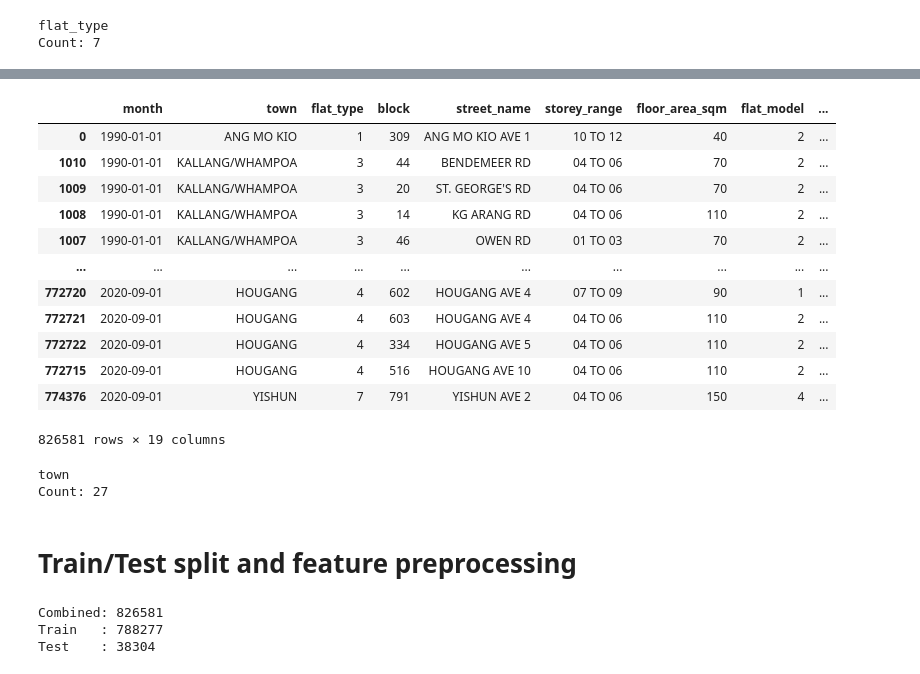
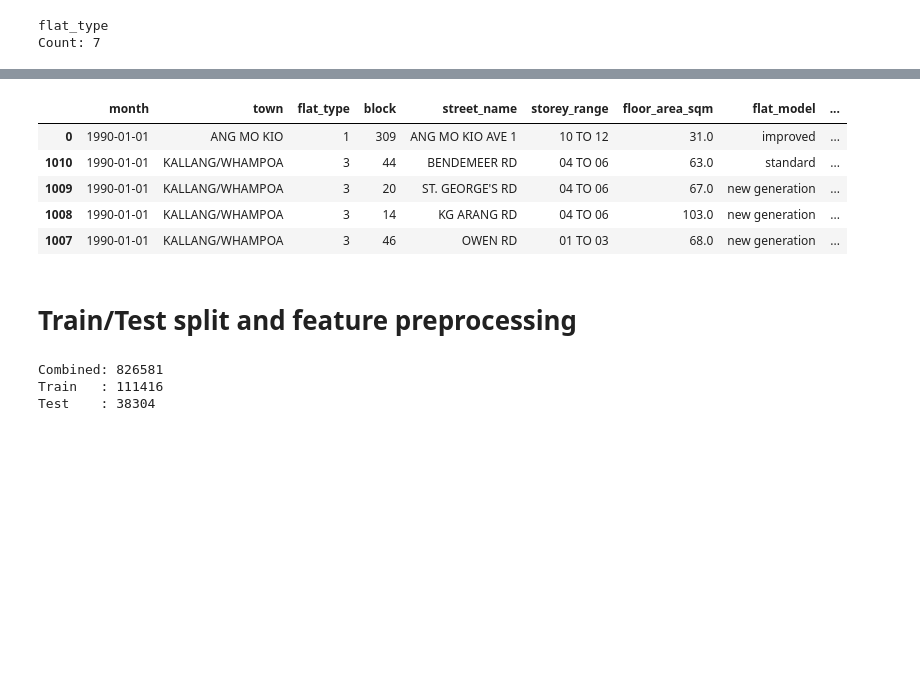
Before and after one commit to featherineaugustus/HDB-EDA, a Jupyter notebook: main.ipynb, the cells around one changed output, grey strips where cells are left out. Cells and saved outputs as stored; diff of their text form; code cells hidden in the pictures; blank space fills up the shorter version.

```diff
--- a/main.ipynb
+++ b/main.ipynb
@@ -74,7 +72,7 @@ def round_to_multiple(x, m=5):
 # %%
 # Preprocess floor_area_sqm
 # - Round price to nearest 10
-df_combined['floor_area_sqm'] = df_combined['floor_area_sqm'].apply(lambda x: round_to_multiple(x, 10))
+# df_combined['floor_area_sqm'] = df_combined['floor_area_sqm'].apply(lambda x: round_to_multiple(x, 10))
 
 print('Count:', len(set(df_combined['floor_area_sqm'])))
 # pprint(Counter(df_combined['floor_area_sqm']))
@@ -84,7 +82,7 @@ Count: 28
 # Preprocess resale_price
 # - Round price to nearest 50k
 df_combined['resale_price_normalized'] = df_combined['resale_price'].apply(lambda x: int(round_to_multiple(x, 50000) / 1000))
-df_combined['resale_price'] = df_combined['resale_price'].apply(lambda x: x/1000)
+df_combined['resale_price'] = df_combined['resale_price'].apply(lambda x: x/100000)
 print('Count:', len(set(df_combined['resale_price_normalized'])))
 # pprint(Counter(df_combined['resale_price_normalized']))
 # %% [output]
@@ -98,21 +96,21 @@ def preprocess_flat_model(x):
     else:
         return x
 
-def group_flat_model(x):
-    if x in ['2-room', 'type s1', 'type s2', 'simplified']:
-        return 1
-    elif x in ['model a', 'standard', 'improved', 'apartment', 'new generation']:
-        return 2
-    elif x in ['dbss', 'premium apartment', 'model a2', 'adjoined flat']:
-        return 3
-    elif x in ['terrace', 'maisonette', 'multi generation']:
-        return 4
-    elif x in ['premium apartment loft']:
-        return 5
-    return x
+# def group_flat_model(x):
+#     if x in ['2-room', 'type s1', 'type s2', 'simplified']:
+#         return 1
+#     elif x in ['model a', 'standard', 'improved', 'apartment', 'new generation']:
+#         return 2
+#     elif x in ['dbss', 'premium apartment', 'model a2', 'adjoined flat']:
+#         return 3
+#     elif x in ['terrace', 'maisonette', 'multi generation']:
+#         return 4
+#     elif x in ['premium apartment loft']:
+#         return 5
+#     return x
 
 df_combined['flat_model'] = df_combined['flat_model'].apply(lambda x: preprocess_flat_model(x))
-df_combined['flat_model'] = df_combined['flat_model'].apply(lambda x: group_flat_model(x))
+# df_combined['flat_model'] = df_combined['flat_model'].apply(lambda x: group_flat_model(x))
 
 print('Count:', len(set(df_combined['flat_model'])))
 # pprint(Counter(df_combined['flat_model']))
@@ -132,11 +130,11 @@ def preprocess_storey_height(x):
     x = x.split(' to ')
     avg = (int(x[1]) + int(x[0]))/2
     if avg < 5:
-        return 1 #'low floor'
+        return 'low floor'
     elif avg >=10:
-        return 3#'high floor'
+        return 'high floor'
     else:
-        return 2 #'mid floor'
+        return 'mid floor'
 
 df_combined['storey_range_avg'] = df_combined['storey_range'].apply(lambda x: preprocess_storey_avg(x))
 df_combined['storey_range_height'] = df_combined['storey_range'].apply(lambda x: preprocess_storey_height(x))
@@ -261,31 +298,9 @@ Count: 7
 # %%
-df_combined
+df_combined.head()
 # %% [output]
 |  | month | town | flat_type | block | street_name | storey_range | floor_area_sqm | flat_model | ... |
-| 0 | 1990-01-01 | ANG MO KIO | 1 | 309 | ANG MO KIO AVE 1 | 10 TO 12 | 40 | 2 | ... |
-| 1010 | 1990-01-01 | KALLANG/WHAMPOA | 3 | 44 | BENDEMEER RD | 04 TO 06 | 70 | 2 | ... |
-| 1009 | 1990-01-01 | KALLANG/WHAMPOA | 3 | 20 | ST. GEORGE'S RD | 04 TO 06 | 70 | 2 | ... |
-| 1008 | 1990-01-01 | KALLANG/WHAMPOA | 3 | 14 | KG ARANG RD | 04 TO 06 | 110 | 2 | ... |
-| 1007 | 1990-01-01 | KALLANG/WHAMPOA | 3 | 46 | OWEN RD | 01 TO 03 | 70 | 2 | ... |
-| ... | ... | ... | ... | ... | ... | ... | ... | ... | ... |
-| 772720 | 2020-09-01 | HOUGANG | 4 | 602 | HOUGANG AVE 4 | 07 TO 09 | 90 | 1 | ... |
-| 772721 | 2020-09-01 | HOUGANG | 4 | 603 | HOUGANG AVE 4 | 04 TO 06 | 110 | 2 | ... |
-| 772722 | 2020-09-01 | HOUGANG | 4 | 334 | HOUGANG AVE 5 | 04 TO 06 | 110 | 2 | ... |
-| 772715 | 2020-09-01 | HOUGANG | 4 | 516 | HOUGANG AVE 10 | 04 TO 06 | 110 | 2 | ... |
-| 774376 | 2020-09-01 | YISHUN | 7 | 791 | YISHUN AVE 2 | 04 TO 06 | 150 | 4 | ... |
+| 0 | 1990-01-01 | ANG MO KIO | 1 | 309 | ANG MO KIO AVE 1 | 10 TO 12 | 31.0 | improved | ... |
+| 1010 | 1990-01-01 | KALLANG/WHAMPOA | 3 | 44 | BENDEMEER RD | 04 TO 06 | 63.0 | standard | ... |
+| 1009 | 1990-01-01 | KALLANG/WHAMPOA | 3 | 20 | ST. GEORGE'S RD | 04 TO 06 | 67.0 | new generation | ... |
+| 1008 | 1990-01-01 | KALLANG/WHAMPOA | 3 | 14 | KG ARANG RD | 04 TO 06 | 103.0 | new generation | ... |
+| 1007 | 1990-01-01 | KALLANG/WHAMPOA | 3 | 46 | OWEN RD | 01 TO 03 | 68.0 | new generation | ... |
-826581 rows × 19 columns
-# %%
-list_columns = [
-    'town',
-    # 'flat_type',
-    # 'resale_price'
-    ]
-
-for col in list_columns:
-    print('')
-    print(col)
-    print('Count:', len(set(df_combined[col])))
-    # pprint(Counter(df_combined[col]))
-# %% [output]
-town
-Count: 27
@@ -317,7 +309,7 @@ Count: 27
 # %%
 # Get year and month
 df_combined['year'] = pd.to_datetime(df_combined['month']).dt.year
-# df_combined['month'] = pd.to_datetime(df_combined['month']).dt.month
+df_combined['month'] = pd.to_datetime(df_combined['month']).dt.month
 
 # Get cyclic encoding for month
 # df_combined['month_sin'] = np.sin(2 * np.pi * df_combined['month'] / 12)
@@ -326,7 +318,9 @@ df_combined['year'] = pd.to_datetime(df_combined['month']).dt.year
 df_combined.loc[df_combined['remaining_lease_month'] < 0, 'remaining_lease_month'] = np.nan
 df_combined.loc[df_combined['flat_age'] < 0, 'flat_age'] = np.nan
 
-df_train = df_combined[(df_combined['year'] >= 1990) & (df_combined['year'] <= 2018)].copy()
+# Only use the last 5 years of data for training
+df_train = df_combined[(df_combined['year'] >= 2013) & (df_combined['year'] <= 2018)].copy()
+# df_train = df_combined[(df_combined['year'] >= 1990) & (df_combined['year'] <= 2018)].copy()
 df_test  = df_combined[(df_combined['year'] >= 2019) & (df_combined['year'] <= 2020)].copy()
 
 print('Combined:', len(df_combined))
@@ -334,7 +328,7 @@ print('Train   :', len(df_train))
 print('Test    :', len(df_test))
 # %% [output]
 Combined: 826581
-Train   : 788277
+Train   : 111416
 Test    : 38304
 # %%
 # Drop columns that we will not be using
```
Also changed, not shown: parts of 13 cells of this notebook, 2 other files.
